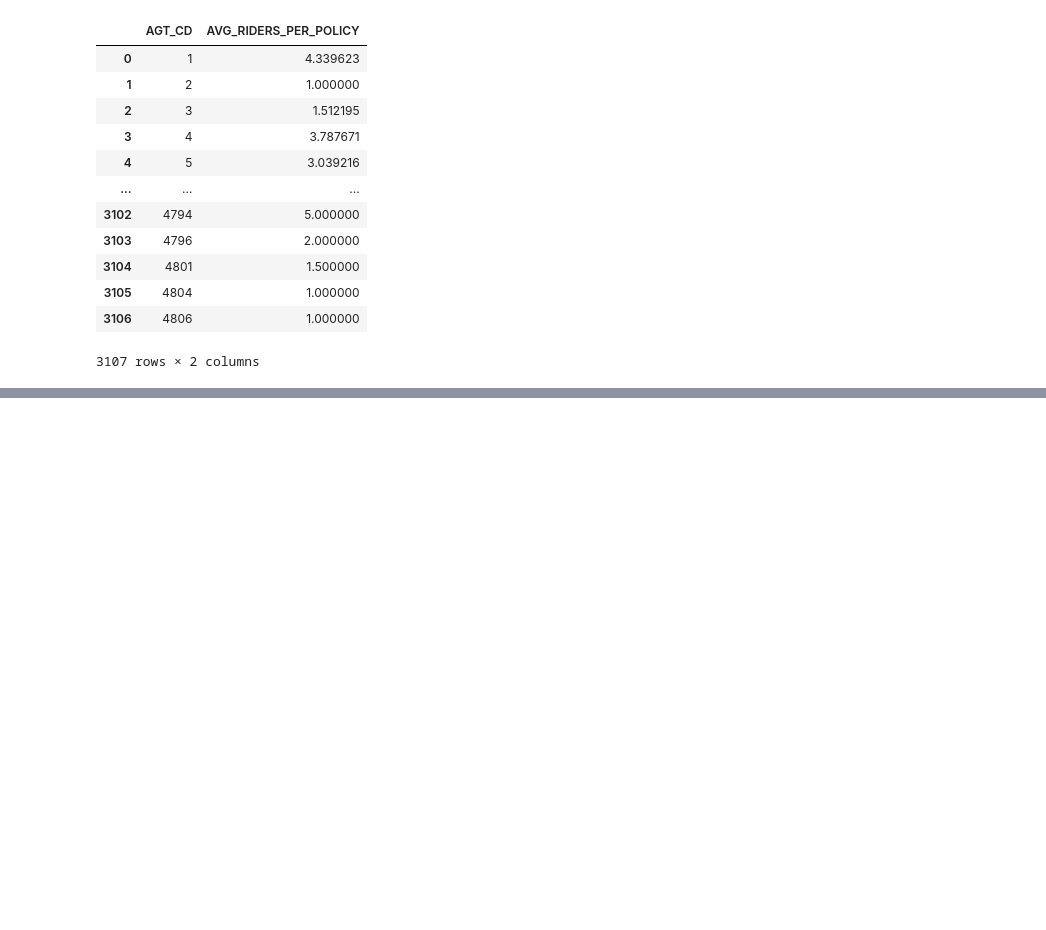
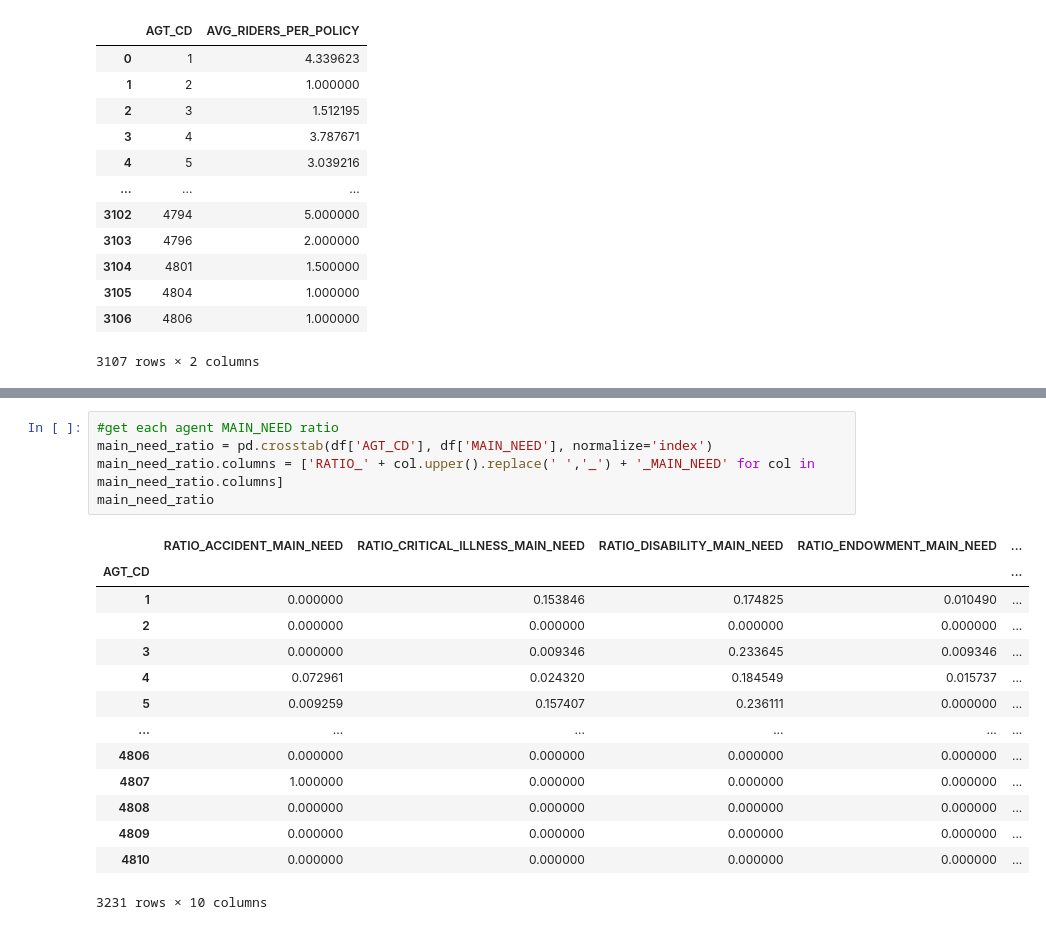
Before and after one commit to adleefuad/ds-assesment, a Jupyter notebook: analysis.ipynb, the cells around one changed output, grey strips where cells are left out. Cells and saved outputs as stored; diff of their text form; blank space fills up the shorter version.

```diff
--- a/analysis.ipynb
+++ b/analysis.ipynb
@@ -399,0 +416,20 @@ Average number of riders per basic policy: 4.0288033203676745
+# %%
+#get each agent MAIN_NEED ratio
+main_need_ratio = pd.crosstab(df['AGT_CD'], df['MAIN_NEED'], normalize='index')
+main_need_ratio.columns = ['RATIO_' + col.upper().replace(' ','_') + '_MAIN_NEED' for col in main_need_ratio.columns]
+main_need_ratio
+# %% [output]
+|  | RATIO_ACCIDENT_MAIN_NEED | RATIO_CRITICAL_ILLNESS_MAIN_NEED | RATIO_DISABILITY_MAIN_NEED | RATIO_ENDOWMENT_MAIN_NEED | ... |
+| AGT_CD |  |  |  |  | ... |
+| 1 | 0.000000 | 0.153846 | 0.174825 | 0.010490 | ... |
+| 2 | 0.000000 | 0.000000 | 0.000000 | 0.000000 | ... |
+| 3 | 0.000000 | 0.009346 | 0.233645 | 0.009346 | ... |
+| 4 | 0.072961 | 0.024320 | 0.184549 | 0.015737 | ... |
+| 5 | 0.009259 | 0.157407 | 0.236111 | 0.000000 | ... |
+| ... | ... | ... | ... | ... | ... |
+| 4806 | 0.000000 | 0.000000 | 0.000000 | 0.000000 | ... |
+| 4807 | 1.000000 | 0.000000 | 0.000000 | 0.000000 | ... |
+| 4808 | 0.000000 | 0.000000 | 0.000000 | 0.000000 | ... |
+| 4809 | 0.000000 | 0.000000 | 0.000000 | 0.000000 | ... |
+| 4810 | 0.000000 | 0.000000 | 0.000000 | 0.000000 | ... |
+3231 rows × 10 columns
```
Also changed, not shown: parts of 2 cells of this notebook.
